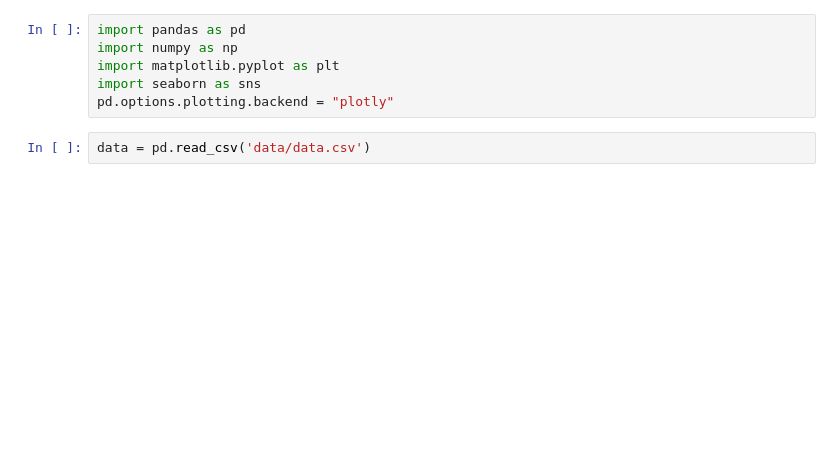
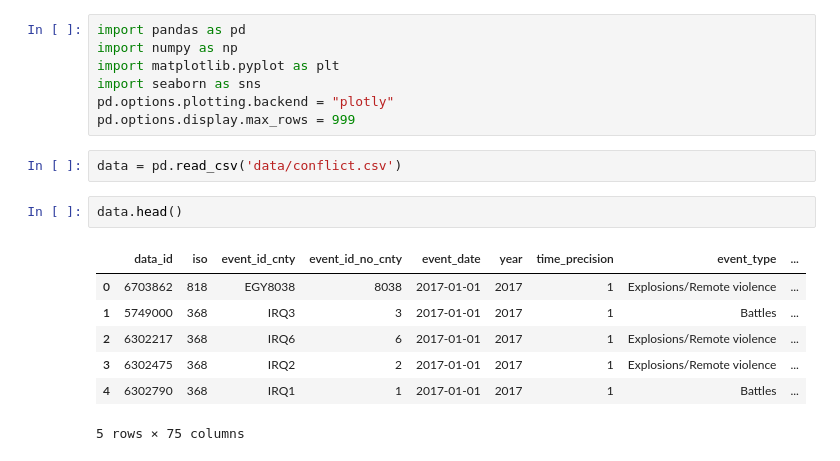
Before and after one commit to dbmcadam/Capstone, a Jupyter notebook: EDA.ipynb, the cells around one changed output. Drawn from its saved outputs; the diff is of its cells as text; blank space fills up the shorter version.

```diff
--- a/EDA.ipynb
+++ b/EDA.ipynb
@@ -4,5 +4,16 @@ import numpy as np
 import matplotlib.pyplot as plt
 import seaborn as sns
 pd.options.plotting.backend = "plotly"
+pd.options.display.max_rows = 999
 # %%
-data = pd.read_csv('data/data.csv')
+data = pd.read_csv('data/conflict.csv')
+# %%
+data.head()
+# %% [output]
+|  | data_id | iso | event_id_cnty | event_id_no_cnty | event_date | year | time_precision | event_type | ... |
+| 0 | 6703862 | 818 | EGY8038 | 8038 | 2017-01-01 | 2017 | 1 | Explosions/Remote violence | ... |
+| 1 | 5749000 | 368 | IRQ3 | 3 | 2017-01-01 | 2017 | 1 | Battles | ... |
+| 2 | 6302217 | 368 | IRQ6 | 6 | 2017-01-01 | 2017 | 1 | Explosions/Remote violence | ... |
+| 3 | 6302475 | 368 | IRQ2 | 2 | 2017-01-01 | 2017 | 1 | Explosions/Remote violence | ... |
+| 4 | 6302790 | 368 | IRQ1 | 1 | 2017-01-01 | 2017 | 1 | Battles | ... |
+5 rows × 75 columns
```
Also changed, not shown: parts of 6 cells of this notebook, 10 other files.
